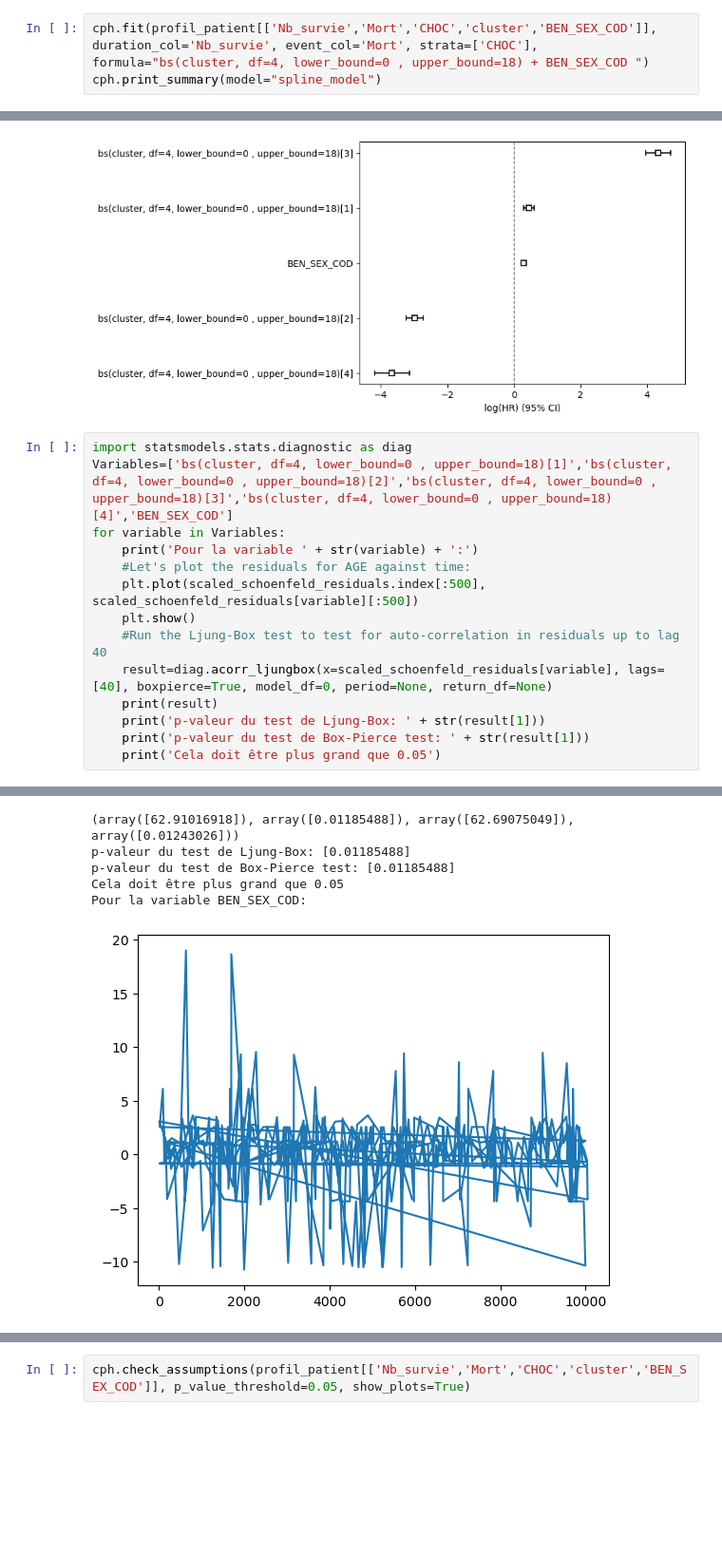
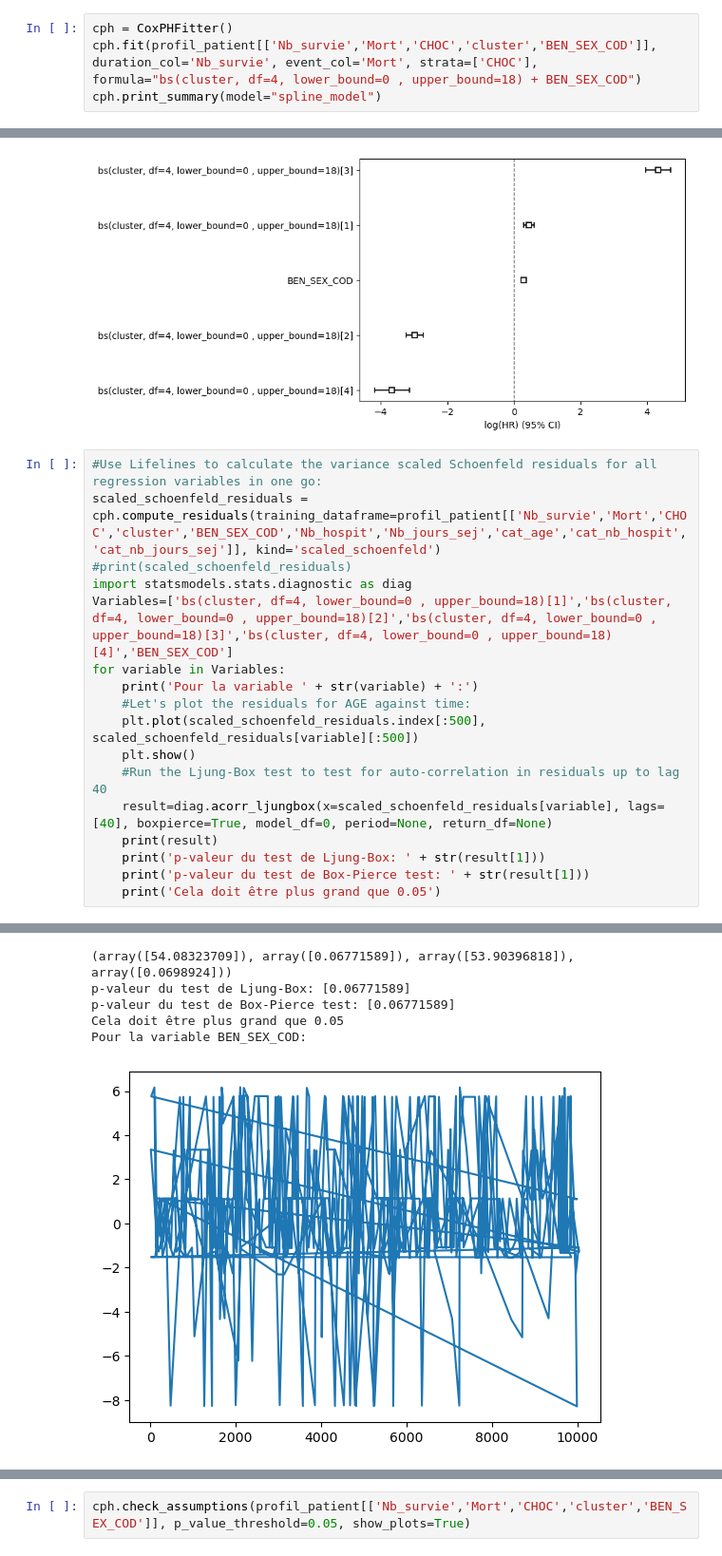
Before and after one commit to Kirscher/TextMining_Parcours_de_soin, a Jupyter notebook: survival_analysis/Lifelines.ipynb, the cells around one changed output, grey strips where cells are left out. Shown at 95% size. Cells and saved outputs as stored; diff of their text form; blank space fills up the shorter version.

```diff
--- a/survival_analysis/Lifelines.ipynb
+++ b/survival_analysis/Lifelines.ipynb
@@ -739,7 +739,8 @@ Pour la variable Nb_hospit:
 # %%
 cph.check_assumptions(profil_patient[['Nb_survie','Mort','CHOC','cluster','BEN_SEX_COD','Nb_hospit','Nb_jours_sej','cat_age','cat_nb_hospit','cat_nb_jours_sej']], show_plots=True, p_value_threshold=0.05)
 # %%
-cph.fit(profil_patient[['Nb_survie','Mort','CHOC','cluster','BEN_SEX_COD']], duration_col='Nb_survie', event_col='Mort', strata=['CHOC'], formula="bs(cluster, df=4, lower_bound=0 , upper_bound=18) + BEN_SEX_COD ")
+cph = CoxPHFitter()
+cph.fit(profil_patient[['Nb_survie','Mort','CHOC','cluster','BEN_SEX_COD']], duration_col='Nb_survie', event_col='Mort', strata=['CHOC'], formula="bs(cluster, df=4, lower_bound=0 , upper_bound=18) + BEN_SEX_COD")
 cph.print_summary(model="spline_model")
 # %% [output]
 | model | lifelines.CoxPHFitter |
@@ -768,6 +780,9 @@ cph.plot()
 <AxesSubplot: xlabel='log(HR) (95% CI)'>
 [figure]
 # %%
+#Use Lifelines to calculate the variance scaled Schoenfeld residuals for all regression variables in one go:
+scaled_schoenfeld_residuals = cph.compute_residuals(training_dataframe=profil_patient[['Nb_survie','Mort','CHOC','cluster','BEN_SEX_COD','Nb_hospit','Nb_jours_sej','cat_age','cat_nb_hospit','cat_nb_jours_sej']], kind='scaled_schoenfeld')
+#print(scaled_schoenfeld_residuals)
 import statsmodels.stats.diagnostic as diag
 Variables=['bs(cluster, df=4, lower_bound=0 , upper_bound=18)[1]','bs(cluster, df=4, lower_bound=0 , upper_bound=18)[2]','bs(cluster, df=4, lower_bound=0 , upper_bound=18)[3]','bs(cluster, df=4, lower_bound=0 , upper_bound=18)[4]','BEN_SEX_COD']
 for variable in Variables:
@@ -805,6 +820,6 @@ Pour la variable bs(cluster, df=4, lower_bound=0 , upper_bound=18)[4]:
-(array([62.91016918]), array([0.01185488]), array([62.69075049]), array([0.01243026]))
-p-valeur du test de Ljung-Box: [0.01185488]
-p-valeur du test de Box-Pierce test: [0.01185488]
+(array([54.08323709]), array([0.06771589]), array([53.90396818]), array([0.0698924]))
+p-valeur du test de Ljung-Box: [0.06771589]
+p-valeur du test de Box-Pierce test: [0.06771589]
 Cela doit être plus grand que 0.05
 Pour la variable BEN_SEX_COD:
-[figure, old version]
+[figure, new version]
```
Also changed, not shown: parts of 5 cells of this notebook, 1 other file.
